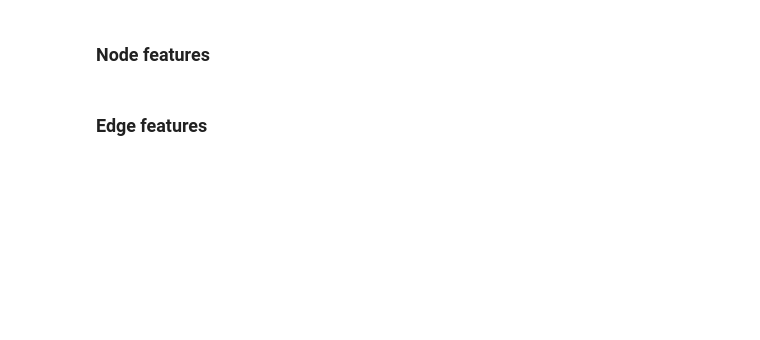
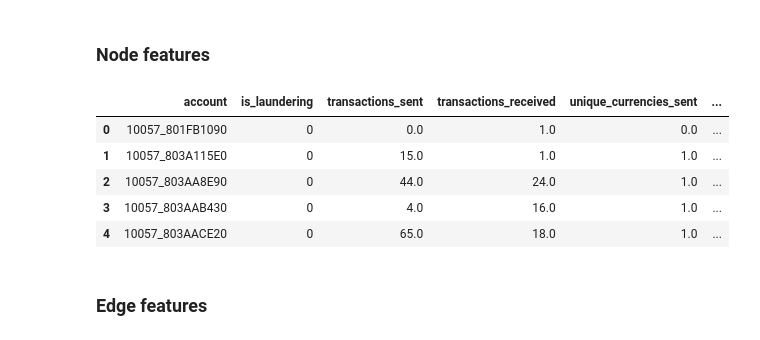
Before and after one commit to fernandocfbf/anti-money-laundering-analysis, a Jupyter notebook: machine_learning_model.ipynb, the cells around one changed output. Drawn from its saved outputs; the diff is of its cells as text; code cells hidden in the pictures; blank space fills up the shorter version.

```diff
--- a/machine_learning_model.ipynb
+++ b/machine_learning_model.ipynb
@@ -72,12 +126,21 @@ nodes_df['unique_currencies_received'] = nodes_df['account'].map(df.groupby('rec
 currencies = set(set(df['payment_currency']).union(set(df['receiving_currency'])))
 for currency in currencies:
     nodes_df[f'average_paid_{currency}'] = nodes_df['account'].map(
-        df[df['payment_currency'] == currency].groupby('sender')['amount_paid'].mean()
+        df[df['payment_currency'] == currency].groupby('sender')['amount_paid'].sum()
     ).fillna(0)
 
     nodes_df[f'total_received_{currency}'] = nodes_df['account'].map(
-        df[df['receiving_currency'] == currency].groupby('receiver')['amount_received'].mean()
+        df[df['receiving_currency'] == currency].groupby('receiver')['amount_received'].sum()
     ).fillna(0)
+# %%
+nodes_df.head()
+# %% [output]
+|  | account | is_laundering | transactions_sent | transactions_received | unique_currencies_sent | ... |
+| 0 | 10057_801FB1090 | 0 | 0.0 | 1.0 | 0.0 | ... |
+| 1 | 10057_803A115E0 | 0 | 15.0 | 1.0 | 1.0 | ... |
+| 2 | 10057_803AA8E90 | 0 | 44.0 | 24.0 | 1.0 | ... |
+| 3 | 10057_803AAB430 | 0 | 4.0 | 16.0 | 1.0 | ... |
+| 4 | 10057_803AACE20 | 0 | 65.0 | 18.0 | 1.0 | ... |
 # %%
 node_labels = torch.from_numpy(nodes_df["is_laundering"].values).to(torch.float)
 nodes_df = nodes_df.drop(["account", "is_laundering"], axis=1)
```
Also changed, not shown: parts of 15 cells of this notebook, 2 other files.
